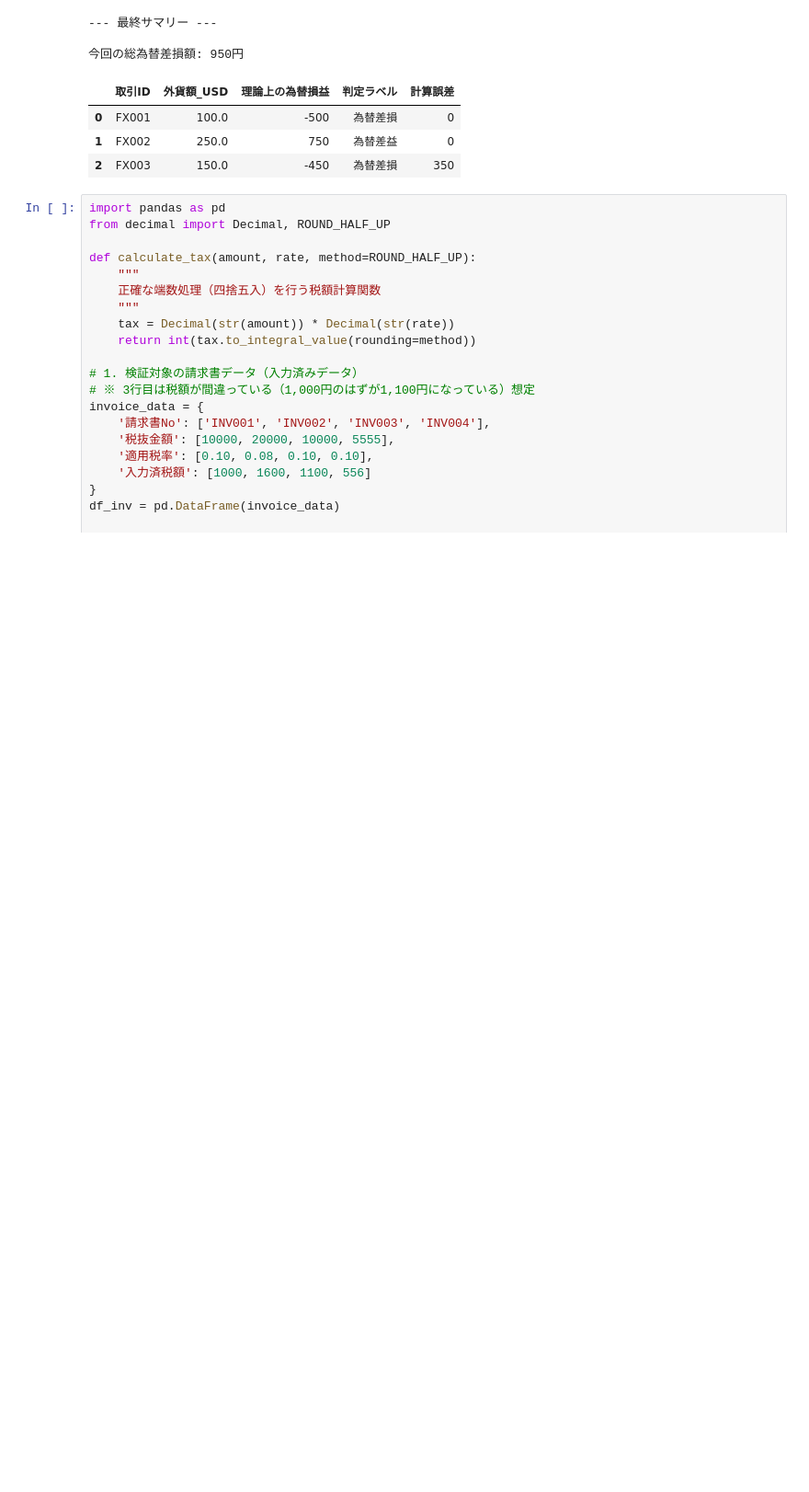
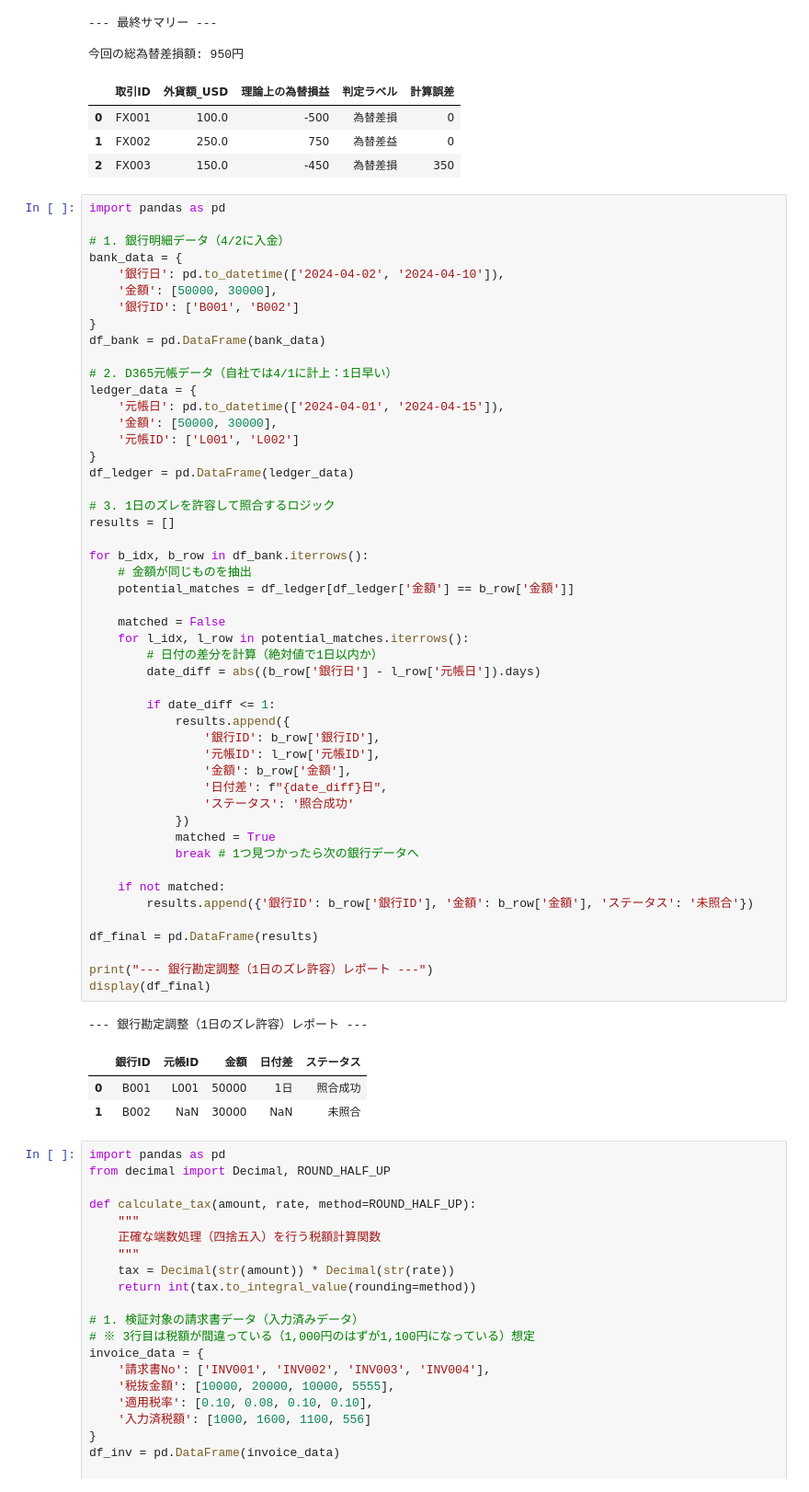
Before and after one commit to Koji-Accounting-Tech/D365-Finance-Data-Validator, a Jupyter notebook: D365_Data_Processing.ipynb, the cells around one changed output. Shown at 92% size. Cells and saved outputs as stored; diff of their text form; blank space fills up the shorter version.

```diff
--- a/D365_Data_Processing.ipynb
+++ b/D365_Data_Processing.ipynb
@@ -191,6 +191,60 @@ display(df_fx[['取引ID', '外貨額_USD', '理論上の為替損益', '判定
 | 0 | FX001 | 100.0 | -500 | 為替差損 | 0 |
 | 1 | FX002 | 250.0 | 750 | 為替差益 | 0 |
 | 2 | FX003 | 150.0 | -450 | 為替差損 | 350 |
+# %%
+import pandas as pd
+
+# 1. 銀行明細データ（4/2に入金）
+bank_data = {
+    '銀行日': pd.to_datetime(['2024-04-02', '2024-04-10']),
+    '金額': [50000, 30000],
+    '銀行ID': ['B001', 'B002']
+}
+df_bank = pd.DataFrame(bank_data)
+
+# 2. D365元帳データ（自社では4/1に計上：1日早い）
+ledger_data = {
+    '元帳日': pd.to_datetime(['2024-04-01', '2024-04-15']),
+    '金額': [50000, 30000],
+    '元帳ID': ['L001', 'L002']
+}
+df_ledger = pd.DataFrame(ledger_data)
+
+# 3. 1日のズレを許容して照合するロジック
+results = []
+
+for b_idx, b_row in df_bank.iterrows():
+    # 金額が同じものを抽出
+    potential_matches = df_ledger[df_ledger['金額'] == b_row['金額']]
+
+    matched = False
+    for l_idx, l_row in potential_matches.iterrows():
+        # 日付の差分を計算（絶対値で1日以内か）
+        date_diff = abs((b_row['銀行日'] - l_row['元帳日']).days)
+
+        if date_diff <= 1:
+            results.append({
+                '銀行ID': b_row['銀行ID'],
+                '元帳ID': l_row['元帳ID'],
+                '金額': b_row['金額'],
+                '日付差': f"{date_diff}日",
+                'ステータス': '照合成功'
+            })
+            matched = True
+            break # 1つ見つかったら次の銀行データへ
+
+    if not matched:
+        results.append({'銀行ID': b_row['銀行ID'], '金額': b_row['金額'], 'ステータス': '未照合'})
+
+df_final = pd.DataFrame(results)
+
+print("--- 銀行勘定調整（1日のズレ許容）レポート ---")
+display(df_final)
+# %% [output]
+--- 銀行勘定調整（1日のズレ許容）レポート ---
+|  | 銀行ID | 元帳ID | 金額 | 日付差 | ステータス |
+| 0 | B001 | L001 | 50000 | 1日 | 照合成功 |
+| 1 | B002 | NaN | 30000 | NaN | 未照合 |
 # %%
 import pandas as pd
 from decimal import Decimal, ROUND_HALF_UP
```
